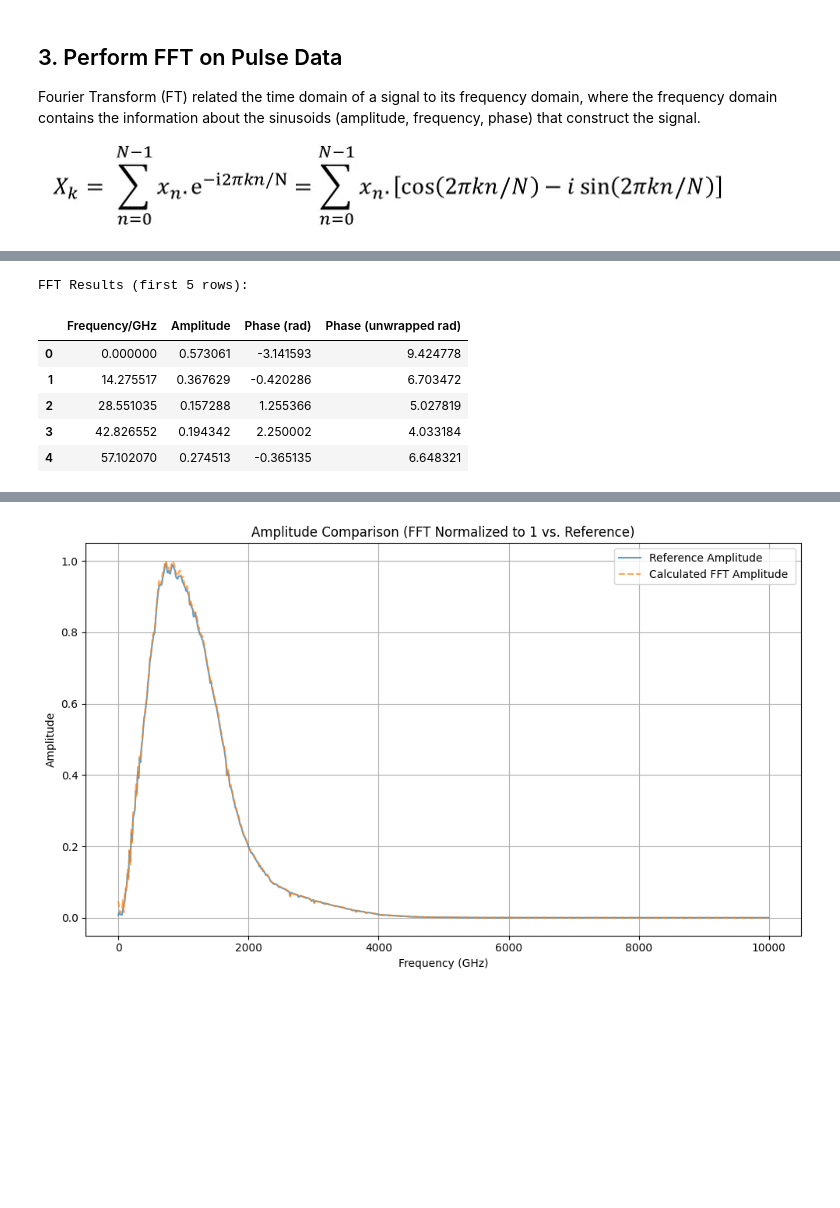
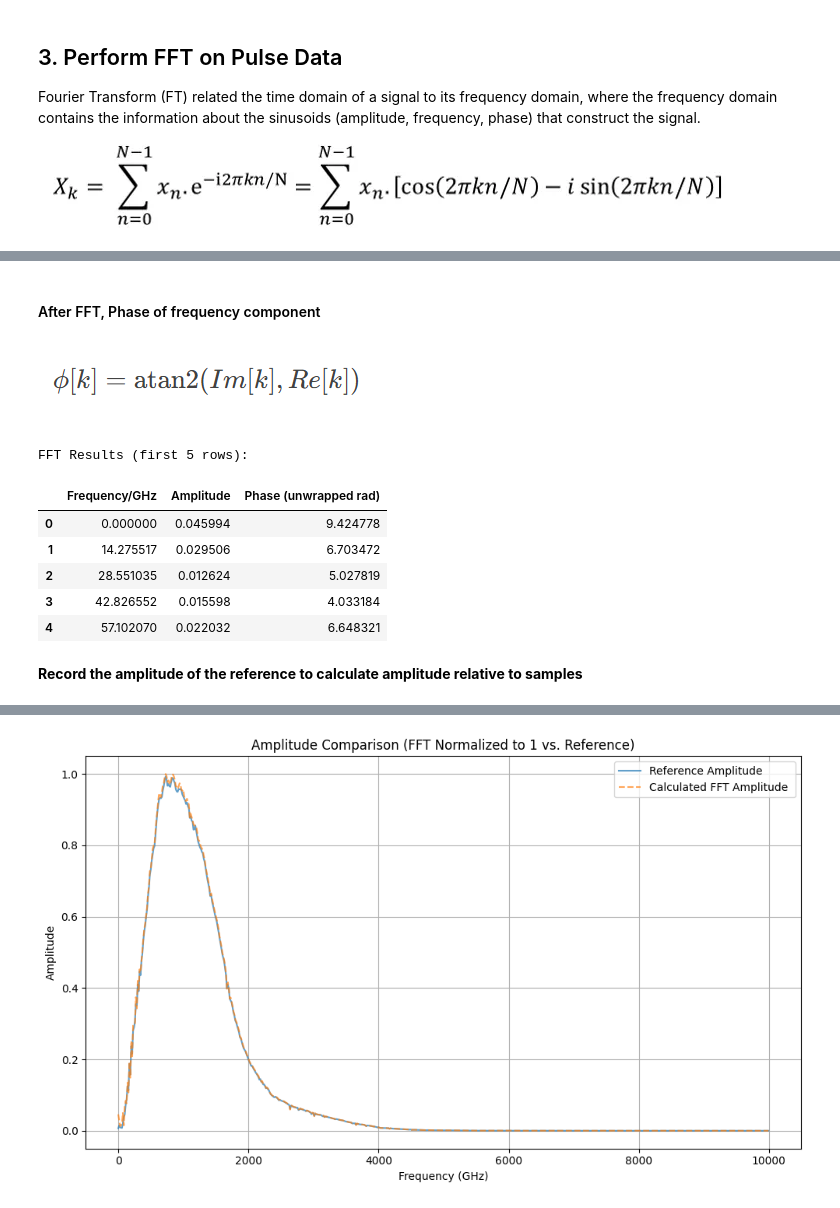
Before and after one commit to reehabjahangir3-coder/THzScattering, a Jupyter notebook: FFT_Teraflash.ipynb, the cells around one changed output, grey strips where cells are left out. Saved outputs shown, nothing was run; the diff lists cells and outputs as text; code cells hidden in the pictures; blank space fills up the shorter version.

```diff
--- a/FFT_Teraflash.ipynb
+++ b/FFT_Teraflash.ipynb
@@ -113,78 +152,56 @@ Fourier Transform (FT) related the time domain of a signal to its frequency doma
+# %% [markdown]
+#### After FFT, Phase of frequency component
+# %% [markdown]
+![image.png](embedded-picture-1)
 # %%
-import numpy as np
-
-# Extract time and signal data
-pulse_df.columns = pulse_df.columns.str.strip() # Clean column names by stripping whitespace
-time = pulse_df['Time_abs/ps'].values * 1e-12  # Convert ps to seconds
-signal = pulse_df['Signal/nA'].values
-
-# Number of sample points
-N = len(signal)
-# Sample spacing
-T = time[1] - time[0]
-
-# Apply modified Blackman window using the defined function ---
-# 2 ps/ 40 points for 50 ps scan range and 10 ps/ 200 points for longer scan ranges
-start_window_duration_s = 1e-12 # From previous context
-end_window_duration_s = 10e-12  # From previous context
-
-#Define width
-num_samples_start_window = int(start_window_duration_s / T)
-num_samples_end_window = int(end_window_duration_s / T)
-
-#Width of modified Blackman window is adapted to scan range -
-relativewidth_start = num_samples_start_window / N
-relativewidth_end = num_samples_end_window / N
-
-window = modblackmanwindow(N, relativewidth_start, relativewidth_end)
-
-# Apply the window to the signal
-signal_windowed = signal * window
-# ----------------------------------------------------------------
+from scipy.fft import fft, fftfreq
 
 # Perform FFT on the windowed signal
 yf = fft(signal_windowed)
 # Calculate frequency from sampling frequency and FFT size
 xf = fftfreq(N, T)
 
-# Get positive frequencies and corresponding amplitudes/phases
+# Real signal splits its energy between positive frequencies (+f) and negative frequency (-f): when plotting a single-sided spectrum, we keep only the positive f
 positive_frequencies = xf[xf >= 0]
 positive_yf = yf[xf >= 0]
 
 # Calculate amplitude (magnitude)
 amplitude = np.abs(positive_yf)
 
-# Normalize amplitude: Divide by N for DC component, 2/N for others (for single-sided spectrum)
+# Normalize amplitude: Divide by N for DC component, 2/N for others (for single-sided spectrum) {DFT is a  sum}
 amplitude[0] = amplitude[0] / N  # DC component
 amplitude[1:] = 2 * amplitude[1:] / N # Non-DC components
 
 # Calculate phase (radians) - output is in [-pi, pi]
 phase_radians = np.arctan2(positive_yf.imag, positive_yf.real)
 
 # Unwrap phase (radians)
 phase_unwrapped_radians = np.unwrap(phase_radians)
 
 #Make phase positive and subtract/add 2*PI for since FFT sometimes does not distinguish correctly
 phase_unwrapped_radians = -(phase_unwrapped_radians - 2*np.pi)
 
 # Convert frequency to GHz
 frequency_ghz = positive_frequencies / 1e9
 
+amplitude = amplitude/12.459526933307043
+
 # Create a DataFrame for FFT results
 fft_df = pd.DataFrame({
     'Frequency/GHz': frequency_ghz,
     'Amplitude': amplitude,
-    'Phase (rad)': phase_radians, # Wrapped phase in radians (-pi to pi)
     'Phase (unwrapped rad)': phase_unwrapped_radians # Unwrapped phase in radians
 })
 
 print("FFT Results (first 5 rows):")
 display(fft_df.head())
 # %% [output]
 FFT Results (first 5 rows):
-|  | Frequency/GHz | Amplitude | Phase (rad) | Phase (unwrapped rad) |
-| 0 | 0.000000 | 0.573061 | -3.141593 | 9.424778 |
-| 1 | 14.275517 | 0.367629 | -0.420286 | 6.703472 |
-| 2 | 28.551035 | 0.157288 | 1.255366 | 5.027819 |
-| 3 | 42.826552 | 0.194342 | 2.250002 | 4.033184 |
-| 4 | 57.102070 | 0.274513 | -0.365135 | 6.648321 |
+|  | Frequency/GHz | Amplitude | Phase (unwrapped rad) |
+| 0 | 0.000000 | 0.045994 | 9.424778 |
+| 1 | 14.275517 | 0.029506 | 6.703472 |
+| 2 | 28.551035 | 0.012624 | 5.027819 |
+| 3 | 42.826552 | 0.015598 | 4.033184 |
+| 4 | 57.102070 | 0.022032 | 6.648321 |
+# %% [markdown]
+**Record the amplitude of the reference to calculate amplitude relative to samples**
```
Also changed, not shown: parts of 23 cells of this notebook.
